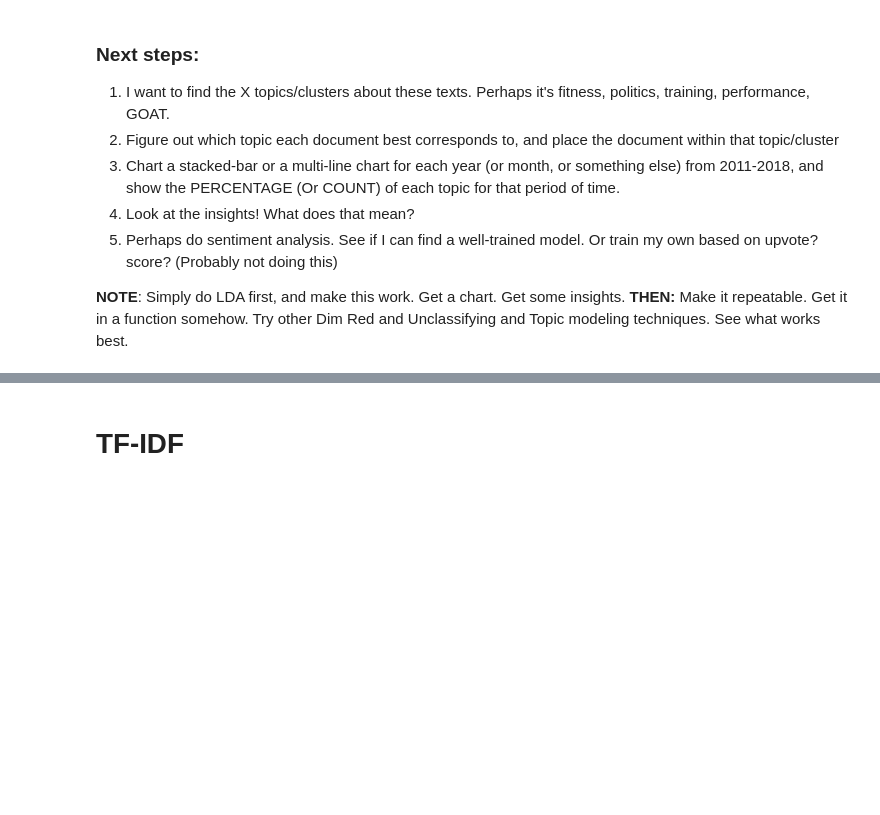
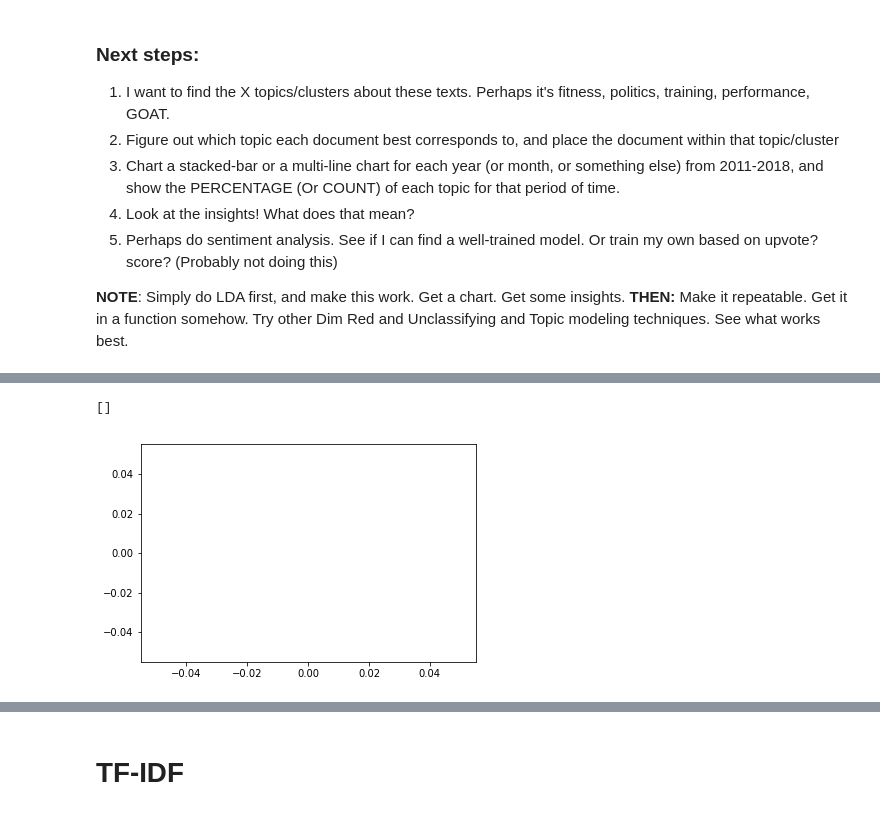
Before and after one commit to spencertollefson/lebron_james_nlp, a Jupyter notebook: nlp_processes.ipynb, the cells around one changed output, grey strips where cells are left out. Cells and saved outputs as stored; diff of their text form; code cells hidden in the pictures; blank space fills up the shorter version.

```diff
--- a/nlp_processes.ipynb
+++ b/nlp_processes.ipynb
@@ -132,7 +88,11 @@ analyzer = CountVectorizer().build_analyzer()
 stem = SnowballStemmer('english')
 
 stops = stopwords.words('english')
-stops += ['just', 'lol', 'like', 'im', 'he', 'hes', 'would', 'get', 'going', 'doesnt', 'th', 'fuck', 'think', 'even', 'dont',
-    'lebron', 'james', 'game', 'didnt', 'cant', 'say', 'see', 'look', 'go', 'said', 'also']
+stops += ['lebron', 'james', 'game',
+          'gon', 'gonna', 'na', 'ca', 'really'
+          'just', 'lol', 'like', 'im', 'he', 'hes', 'would', 'get', 'going',
+          'doesnt', 'th', 'fuck', 'think', 'even', 'dont', 'even',
+          'didnt', 'cant', 'say', 'see', 'look', 'go', 'said', 'also',
+         ]
 stops = set(stops)
 acceptable_words = words_corpus - stops
@@ -147,0 +378,5 @@ Current isues:
+# %%
+plt.plot(x=DBdf.created_utc.dt.year, y=DBdf.label.count())
+# %% [output]
+[]
+[figure, added]
```
Also changed, not shown: parts of 62 cells of this notebook, 4 other files.
